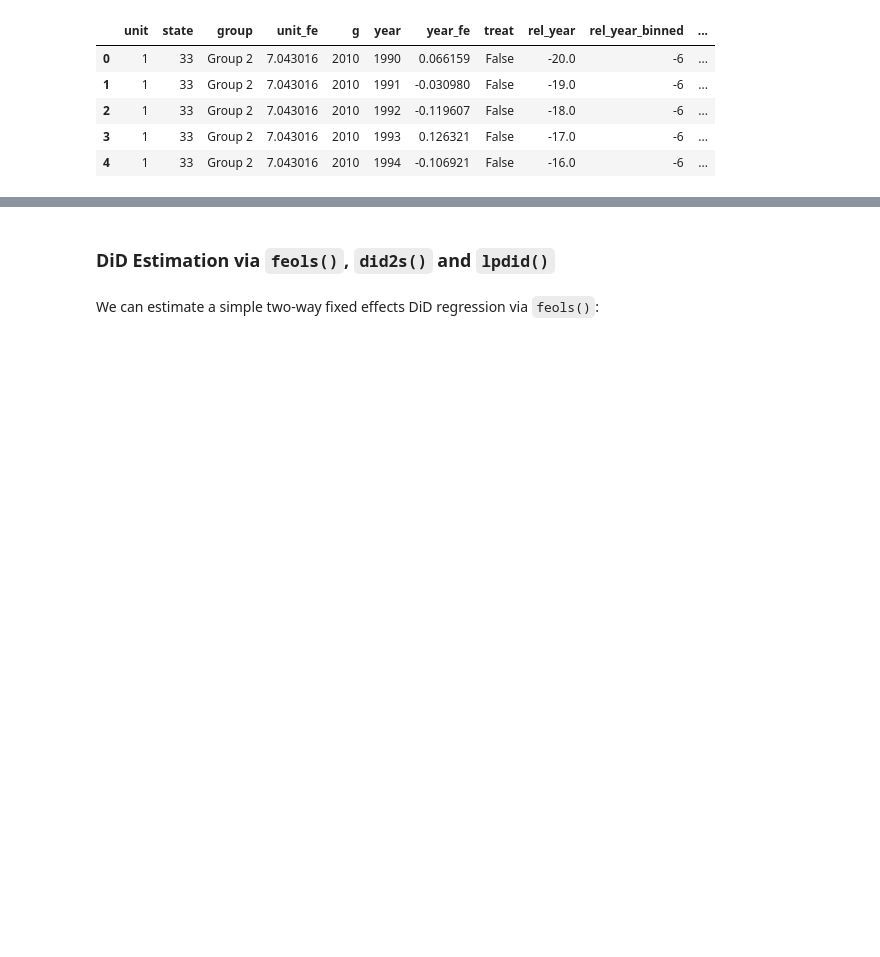
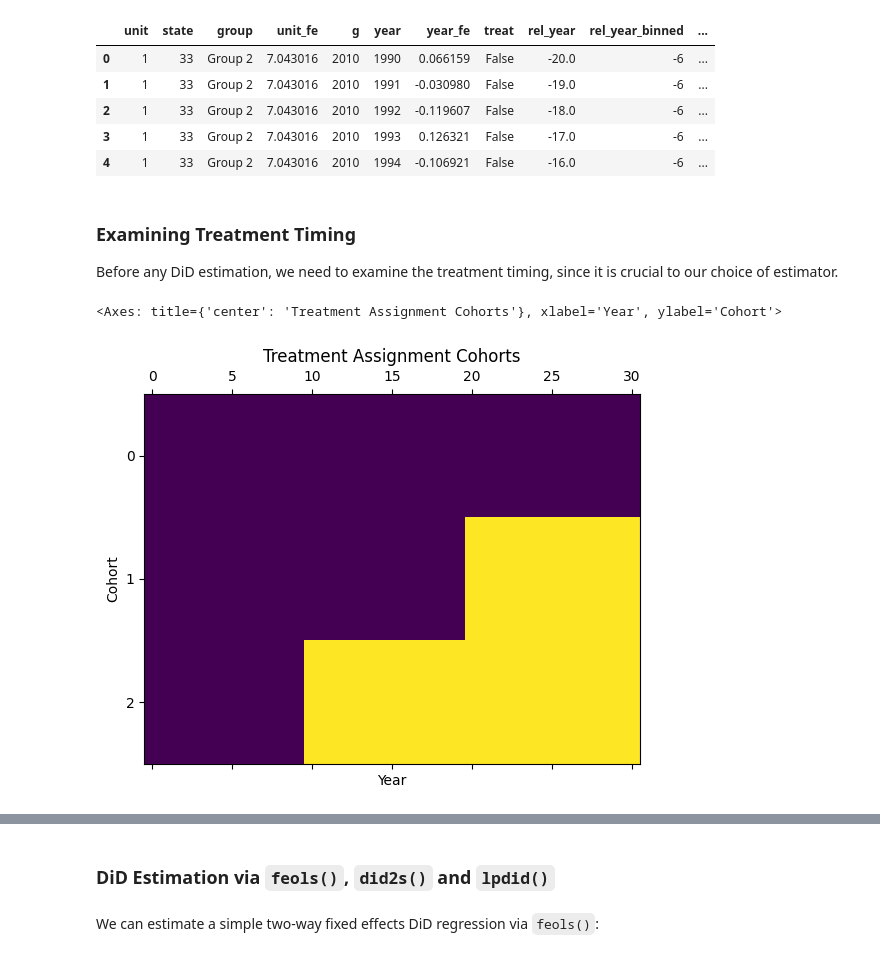
Before and after one commit to py-econometrics/pyfixest, a Jupyter notebook: docs/difference-in-differences.ipynb, the cells around one changed output, grey strips where cells are left out. Saved outputs shown, nothing was run; the diff lists cells and outputs as text; code cells hidden in the pictures; blank space fills up the shorter version.

Commit message:
more fleshed-out panelview implementation (#552)

```diff
--- a/docs/difference-in-differences.ipynb
+++ b/docs/difference-in-differences.ipynb
@@ -25,3 +27,19 @@ df_het.head()
 | 2 | 1 | 33 | Group 2 | 7.043016 | 2010 | 1992 | -0.119607 | False | -18.0 | -6 | ... |
 | 3 | 1 | 33 | Group 2 | 7.043016 | 2010 | 1993 | 0.126321 | False | -17.0 | -6 | ... |
 | 4 | 1 | 33 | Group 2 | 7.043016 | 2010 | 1994 | -0.106921 | False | -16.0 | -6 | ... |
+# %% [markdown]
+### Examining Treatment Timing
+
+Before any DiD estimation, we need to examine the treatment timing, since it is crucial to our choice of estimator.
+# %%
+panelview(
+    df_het,
+    unit="unit", time="year", treat="treat",
+    collapse_to_cohort=True,
+    sort_by_timing=True,
+    ylab="Cohort", xlab="Year",
+    title = "Treatment Assignment Cohorts",
+)
+# %% [output]
+<Axes: title={'center': 'Treatment Assignment Cohorts'}, xlabel='Year', ylabel='Cohort'>
+[figure, added]
```
Also changed, not shown: parts of 3 cells of this notebook, 3 other files.
